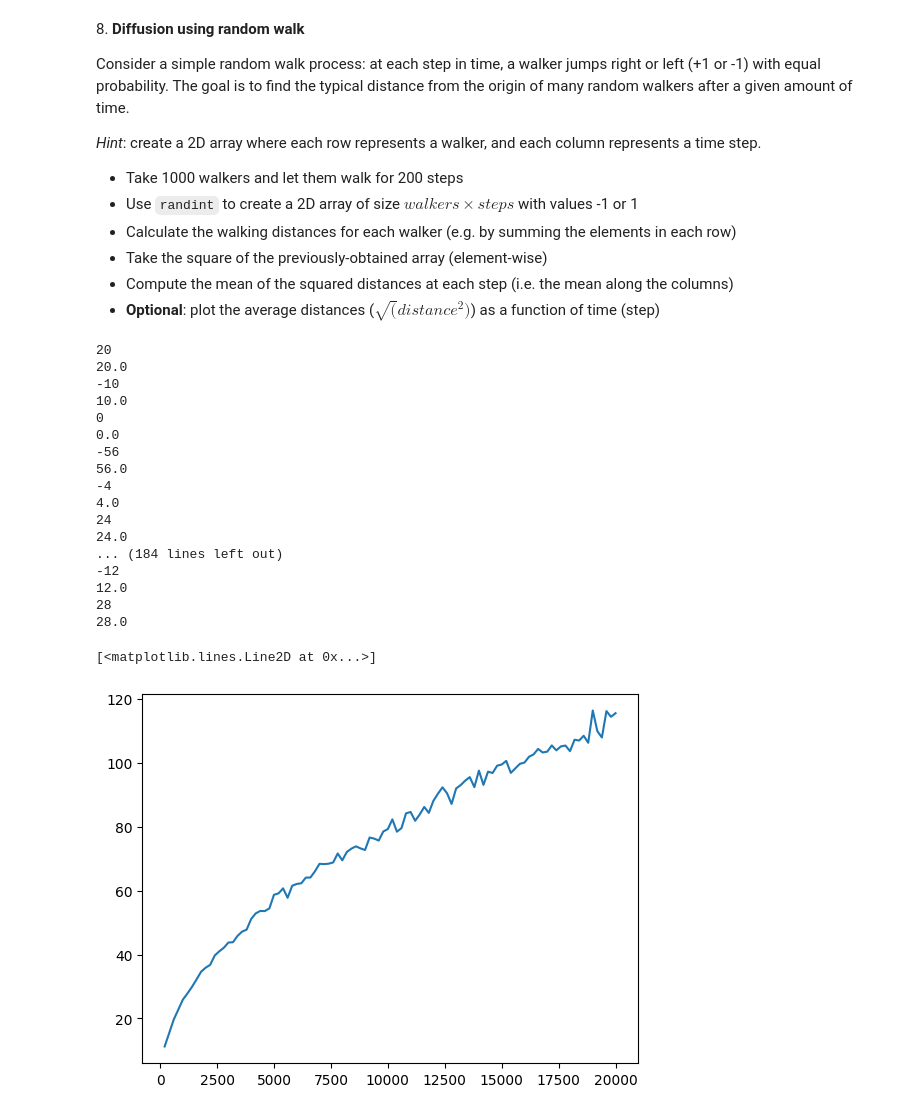
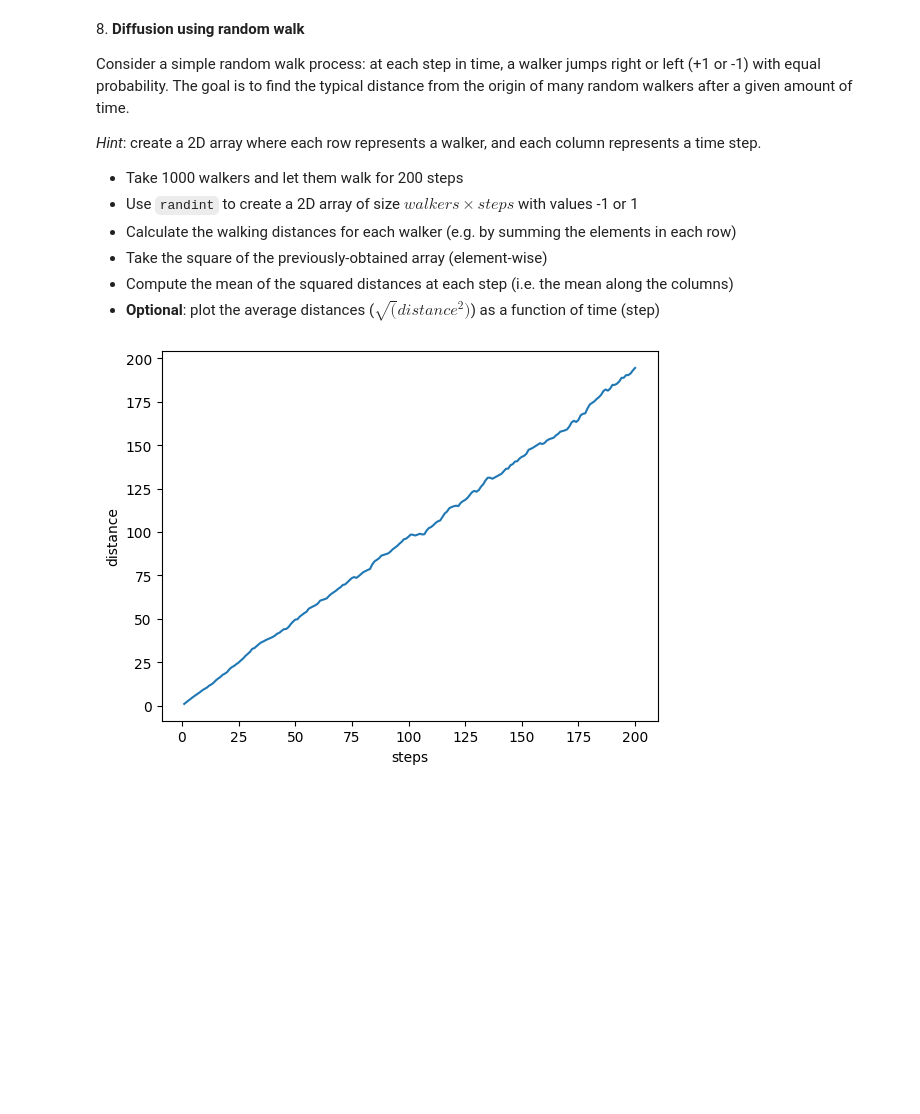
Before and after one commit to zucchett/ScientificComputingWithPython2022, a Jupyter notebook: 04ex_numpy.ipynb, the cells around one changed output. Saved outputs shown, nothing was run; the diff lists cells and outputs as text; code cells hidden in the pictures; blank space fills up the shorter version.

```diff
--- a/04ex_numpy.ipynb
+++ b/04ex_numpy.ipynb
@@ -287,44 +291,21 @@ Consider a simple random walk process: at each step in time, a walker jumps righ
   * Take the square of the previously-obtained array (element-wise)
   * Compute the mean of the squared distances at each step (i.e. the mean along the columns)
   * **Optional**: plot the average distances ($\sqrt(distance^2)$) as a function of time (step)
-# %%
-
-
-random_walks = 2*np.random.randint(0,2,size=(1000,200))-1
-
-
-final_distance = np.sum(random_walks,axis=1)
-# print(np.mean(final_distance))
-squared_distance = (final_distance)**2
-
-mean_steps = np.mean(random_walks,axis=0)
-
-steps = np.linspace(200,20000,100)
-mean_dist = np.zeros(len(steps))
-
-for i,val  in enumerate(steps):
-    walk = 2*np.random.randint(0,2,size=(1000,int(val)))-1
-
-    mean_dist[i] = np.mean(np.sqrt(np.power(np.sum(walk,axis=1),2)))
-
-plt.plot(steps,mean_dist)
-# %% [output]
-20
-20.0
--10
-10.0
-0
-0.0
--56
-56.0
--4
-4.0
-24
-24.0
-... (184 lines left out)
--12
-12.0
-28
-28.0
-[<matplotlib.lines.Line2D at 0x...>]
-[figure, removed]
+# %%
+
+
+steps2 = 200
+random_walks = 2*np.random.randint(0,2,size=(1000,200))-1
+
+
+step_distance = np.cumsum(random_walks,axis=1)
+
+squared_distance = (step_distance)**2
+
+mean_steps = np.mean(squared_distance,axis=0)
+plt.plot([i+1 for i in range(steps2)],mean_steps)
+plt.xlabel('steps')
+plt.ylabel('distance')
+plt.show()
+# %% [output]
+[figure, added]
```
Also changed, not shown: parts of 6 cells of this notebook, 2 other files.
